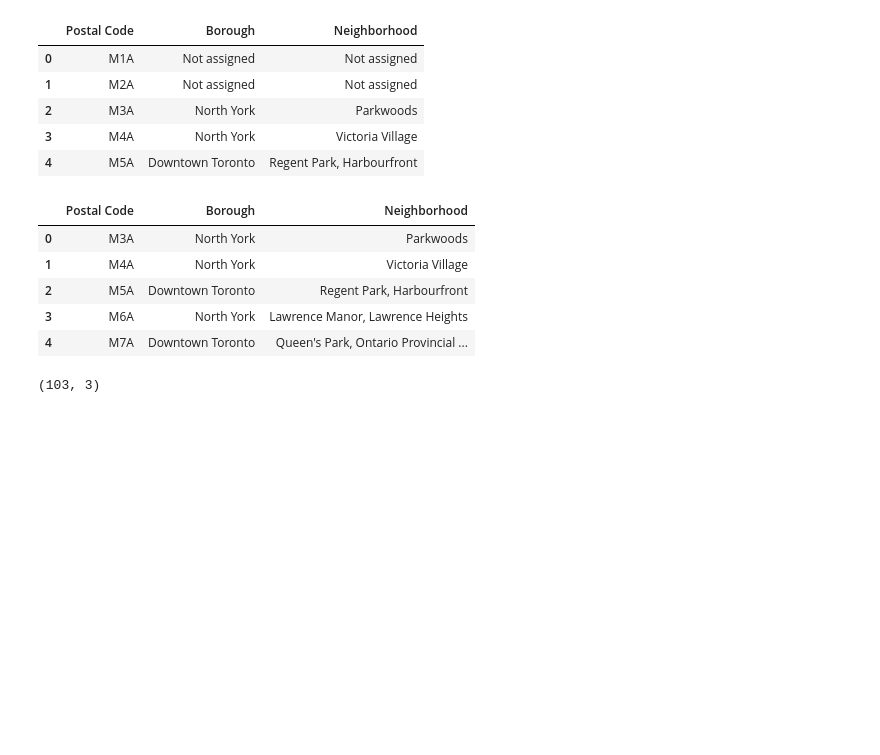
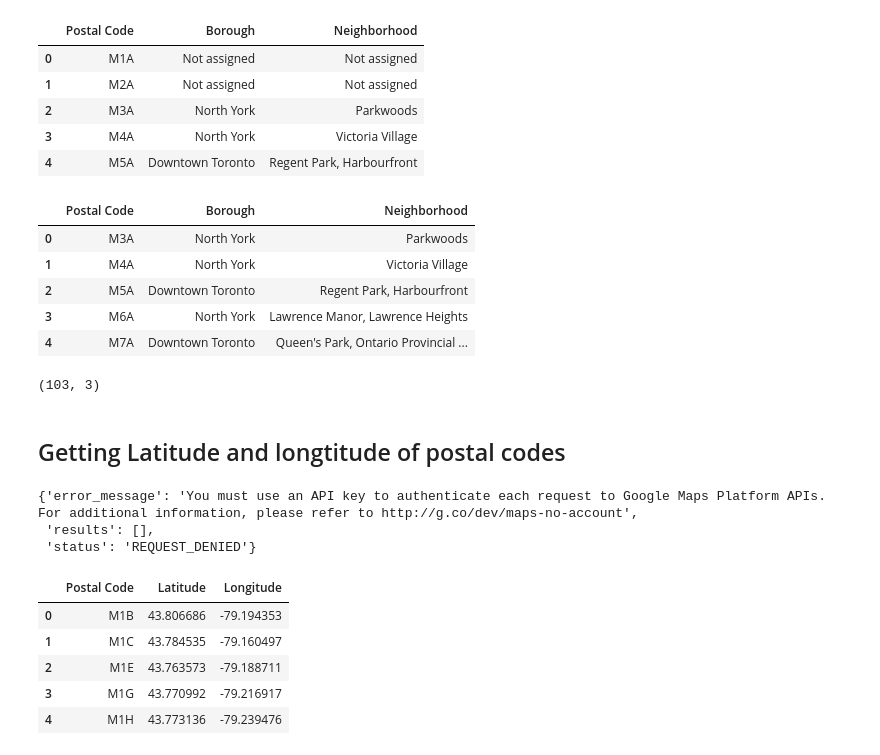
Before and after one commit to Aylore/Coursera_Capstone, a Jupyter notebook: coursera_capstone.ipynb, the cells around one changed output. Drawn from its saved outputs; the diff is of its cells as text; code cells hidden in the pictures; blank space fills up the shorter version.

```diff
--- a/coursera_capstone.ipynb
+++ b/coursera_capstone.ipynb
@@ -34,3 +34,20 @@ df.head()
 df.shape
 # %% [output]
 (103, 3)
+# %% [markdown]
+## Getting Latitude and longtitude of postal codes
+# %%
+import requests
+
+url = 'https://maps.googleapis.com/maps/api/geocode/json'
+params = {'sensor': 'false', 'address': 'Mountain View, CA'}
+
+results= requests.get(url,params=params).json()
+results
+
+
+# failure so we will go with csv file
+# %% [output]
+{'error_message': 'You must use an API key to authenticate each request to Google Maps Platform APIs. For additional information, please refer to http://g.co/dev/maps-no-account',
+ 'results': [],
+ 'status': 'REQUEST_DENIED'}
@@ -36,0 +56,9 @@ df.shape
+# %%
+df_cord.head()
+# %% [output]
+|  | Postal Code | Latitude | Longitude |
+| 0 | M1B | 43.806686 | -79.194353 |
+| 1 | M1C | 43.784535 | -79.160497 |
+| 2 | M1E | 43.763573 | -79.188711 |
+| 3 | M1G | 43.770992 | -79.216917 |
+| 4 | M1H | 43.773136 | -79.239476 |
```
Also changed, not shown: parts of 13 cells of this notebook.
